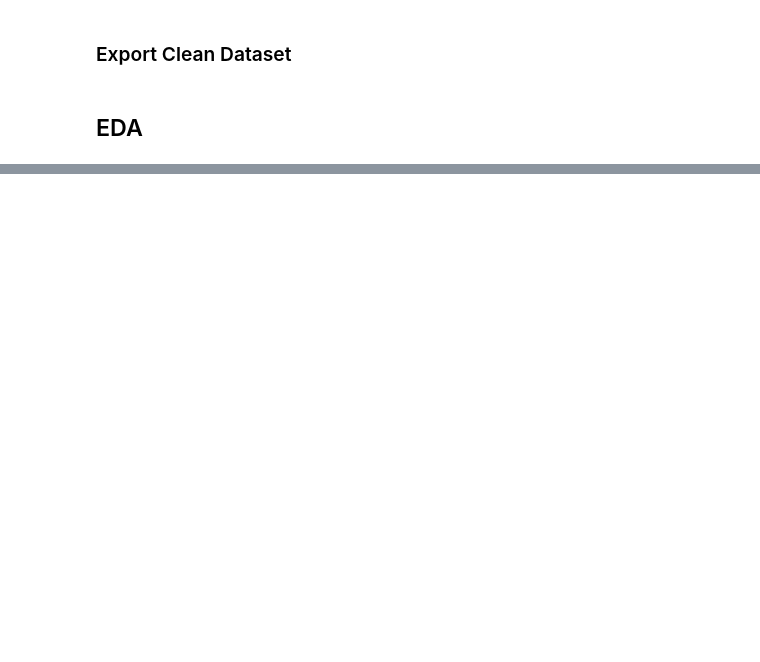
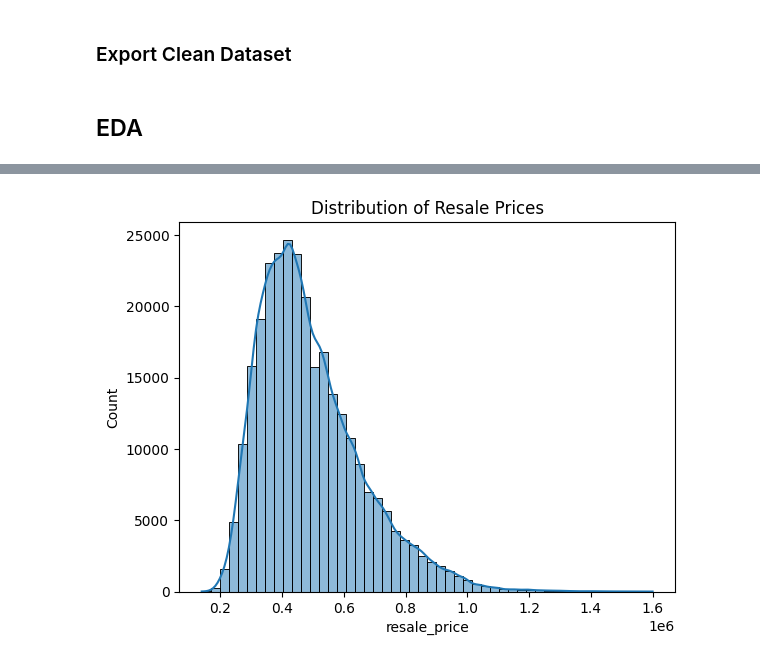
Before and after one commit to KaungSiThu-Sallius/HDB-Resale-Prices-Prediction, a Jupyter notebook: main.ipynb, the cells around one changed output, grey strips where cells are left out. Drawn from its saved outputs; the diff is of its cells as text; code cells hidden in the pictures; blank space fills up the shorter version.

```diff
--- a/main.ipynb
+++ b/main.ipynb
@@ -249,6 +250,9 @@ hdb_df = hdb_df[columns]
 # %%
 hdb_df = gpd.GeoDataFrame(hdb_df, geometry=gpd.points_from_xy(hdb_df["longitude"], hdb_df["latitude"]))
 mrt_df = gpd.GeoDataFrame(mrt_df, geometry=gpd.points_from_xy(mrt_df["longitude"], mrt_df["latitude"]))
+
+hdb_df = hdb_df.set_crs(epsg=4326)
+mrt_df = mrt_df.set_crs(epsg=4326)
 
 hdb_df = hdb_df.to_crs(epsg=3414)
 mrt_df = mrt_df.to_crs(epsg=3414)
@@ -272,0 +284,6 @@ hdb_df.to_csv('data/clean_hdb_resale_data.csv')
+# %%
+sns.histplot(hdb_final_df["resale_price"], bins=50, kde=True)
+plt.title("Distribution of Resale Prices")
+plt.show()
+# %% [output]
+[figure, added]
```
Also changed, not shown: parts of 12 cells of this notebook, 1 other file.
